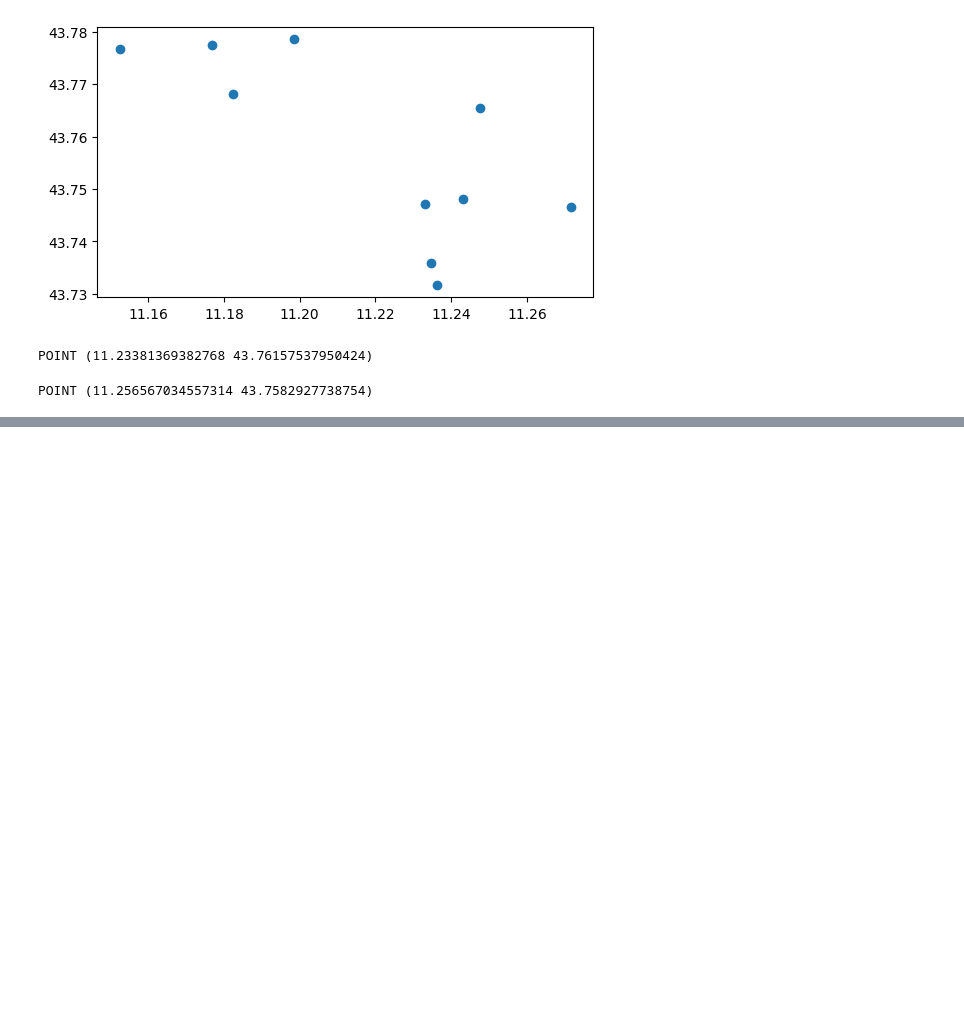
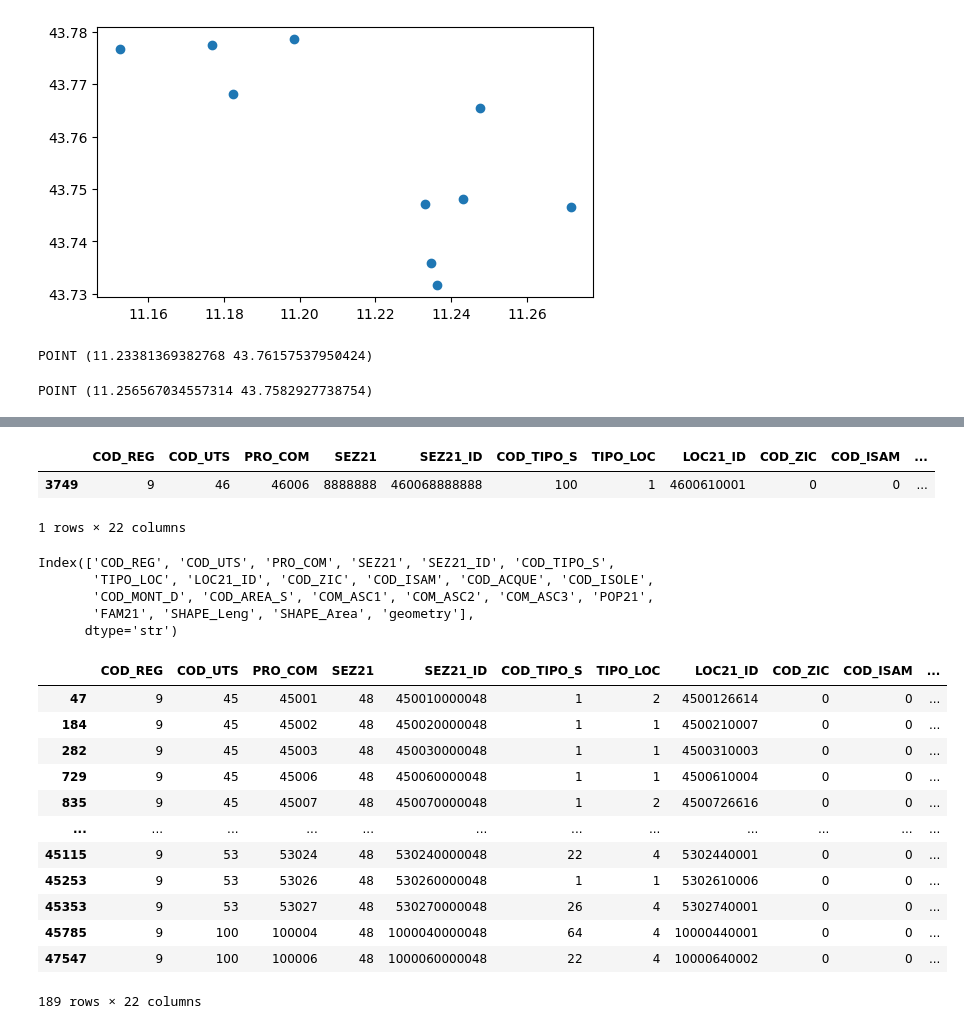
Before and after one commit to Graph-Algorithms-Lab/Travel-Diaries-Reconstruction, a Jupyter notebook: src/GIS.ipynb, the cells around one changed output, grey strips where cells are left out. Saved outputs shown, nothing was run; the diff lists cells and outputs as text; code cells hidden in the pictures; blank space fills up the shorter version.

```diff
--- a/src/GIS.ipynb
+++ b/src/GIS.ipynb
@@ -91,0 +122,30 @@ POINT (11.256567034557314 43.7582927738754)
+# %%
+gdf[gdf['SEZ21_ID'] == 460068888888]
+# %% [output]
+|  | COD_REG | COD_UTS | PRO_COM | SEZ21 | SEZ21_ID | COD_TIPO_S | TIPO_LOC | LOC21_ID | COD_ZIC | COD_ISAM | ... |
+| 3749 | 9 | 46 | 46006 | 8888888 | 460068888888 | 100 | 1 | 4600610001 | 0 | 0 | ... |
+1 rows × 22 columns
+# %%
+gdf.columns
+# %% [output]
+Index(['COD_REG', 'COD_UTS', 'PRO_COM', 'SEZ21', 'SEZ21_ID', 'COD_TIPO_S',
+       'TIPO_LOC', 'LOC21_ID', 'COD_ZIC', 'COD_ISAM', 'COD_ACQUE', 'COD_ISOLE',
+       'COD_MONT_D', 'COD_AREA_S', 'COM_ASC1', 'COM_ASC2', 'COM_ASC3', 'POP21',
+       'FAM21', 'SHAPE_Leng', 'SHAPE_Area', 'geometry'],
+      dtype='str')
+# %%
+gdf[gdf['SEZ21'] == 48]
+# %% [output]
+|  | COD_REG | COD_UTS | PRO_COM | SEZ21 | SEZ21_ID | COD_TIPO_S | TIPO_LOC | LOC21_ID | COD_ZIC | COD_ISAM | ... |
+| 47 | 9 | 45 | 45001 | 48 | 450010000048 | 1 | 2 | 4500126614 | 0 | 0 | ... |
+| 184 | 9 | 45 | 45002 | 48 | 450020000048 | 1 | 1 | 4500210007 | 0 | 0 | ... |
+| 282 | 9 | 45 | 45003 | 48 | 450030000048 | 1 | 1 | 4500310003 | 0 | 0 | ... |
+| 729 | 9 | 45 | 45006 | 48 | 450060000048 | 1 | 1 | 4500610004 | 0 | 0 | ... |
+| 835 | 9 | 45 | 45007 | 48 | 450070000048 | 1 | 2 | 4500726616 | 0 | 0 | ... |
+| ... | ... | ... | ... | ... | ... | ... | ... | ... | ... | ... | ... |
+| 45115 | 9 | 53 | 53024 | 48 | 530240000048 | 22 | 4 | 5302440001 | 0 | 0 | ... |
+| 45253 | 9 | 53 | 53026 | 48 | 530260000048 | 1 | 1 | 5302610006 | 0 | 0 | ... |
+| 45353 | 9 | 53 | 53027 | 48 | 530270000048 | 26 | 4 | 5302740001 | 0 | 0 | ... |
+| 45785 | 9 | 100 | 100004 | 48 | 1000040000048 | 64 | 4 | 10000440001 | 0 | 0 | ... |
+| 47547 | 9 | 100 | 100006 | 48 | 1000060000048 | 22 | 4 | 10000640002 | 0 | 0 | ... |
+189 rows × 22 columns
```
Also changed, not shown: parts of 4 cells of this notebook, 9 other files.
